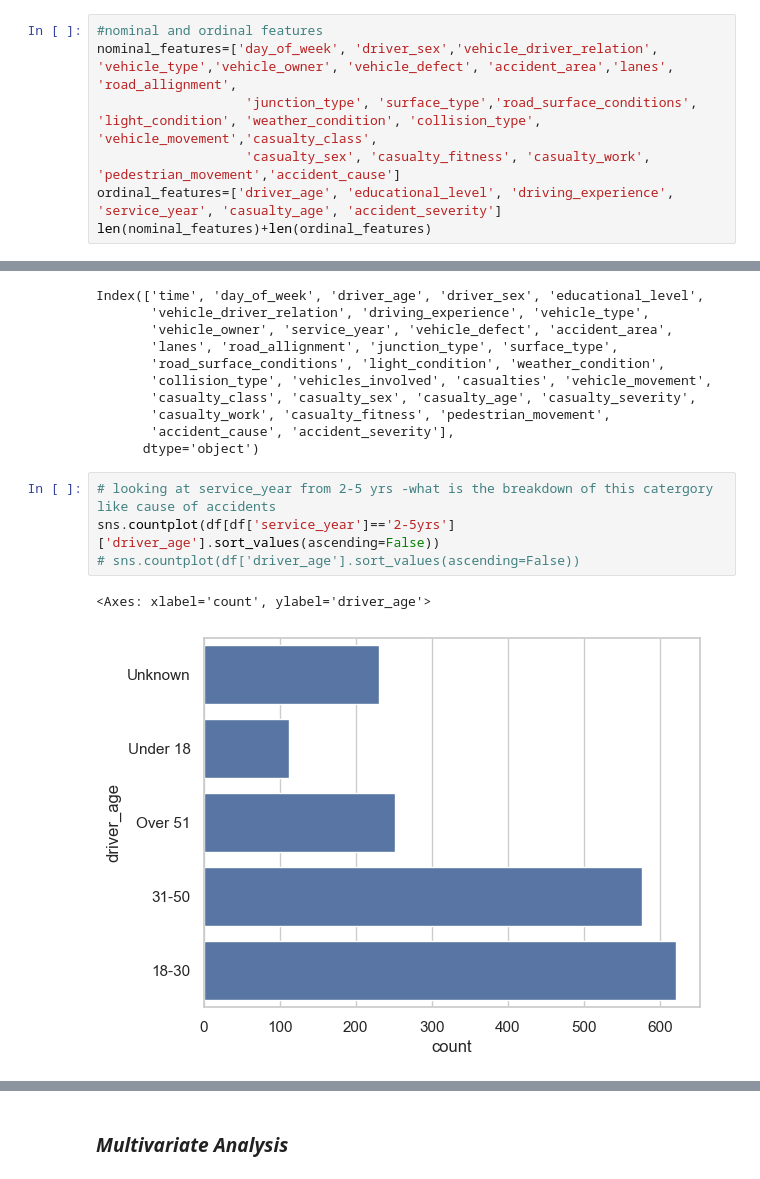
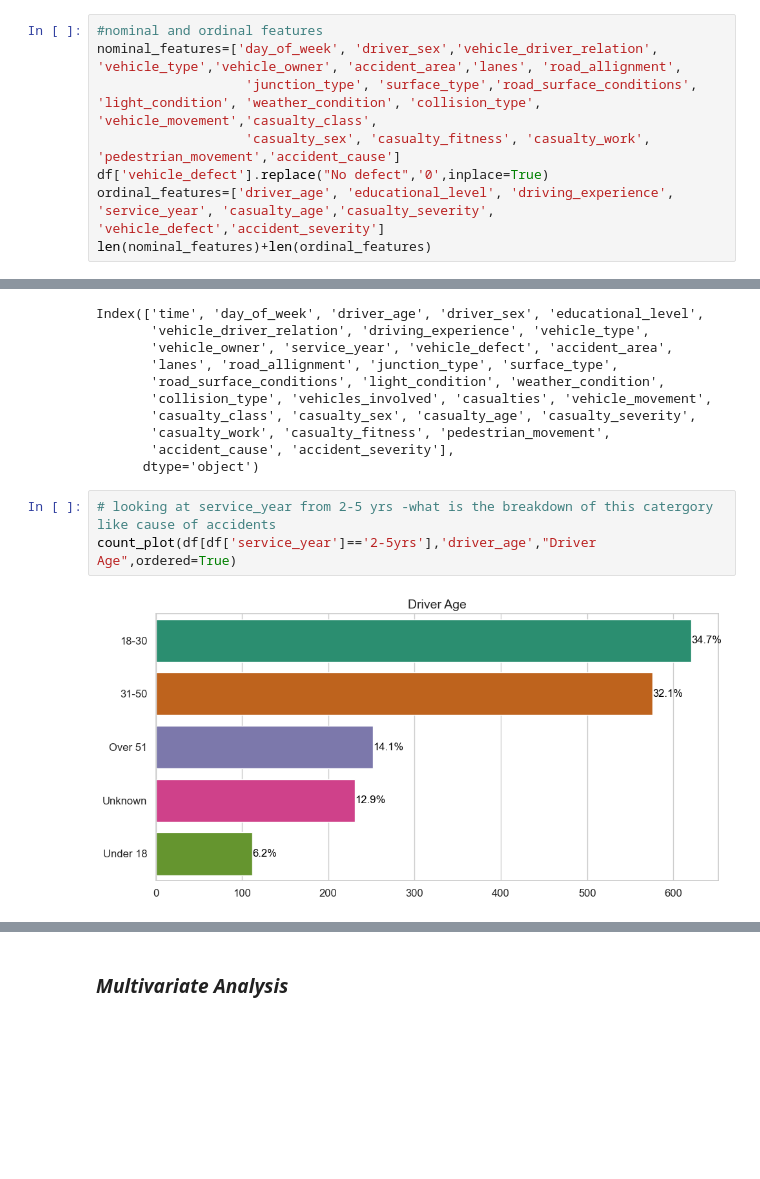
Before and after one commit to Teshager21/accident-analysis-addis_ababa, a Jupyter notebook: accident-analysis-addis_ababa.ipynb, the cells around one changed output, grey strips where cells are left out. Cells and saved outputs as stored; diff of their text form; blank space fills up the shorter version.

```diff
--- a/accident-analysis-addis_ababa.ipynb
+++ b/accident-analysis-addis_ababa.ipynb
@@ -378,9 +381,10 @@ styled_df
 ⬆️ [Tabel of Contents](#contents_tabel)
 # %%
 #nominal and ordinal features
-nominal_features=['day_of_week', 'driver_sex','vehicle_driver_relation', 'vehicle_type','vehicle_owner', 'vehicle_defect', 'accident_area','lanes', 'road_allignment',
+nominal_features=['day_of_week', 'driver_sex','vehicle_driver_relation', 'vehicle_type','vehicle_owner', 'accident_area','lanes', 'road_allignment',
                    'junction_type', 'surface_type','road_surface_conditions', 'light_condition', 'weather_condition', 'collision_type', 'vehicle_movement','casualty_class',
                    'casualty_sex', 'casualty_fitness', 'casualty_work', 'pedestrian_movement','accident_cause']
-ordinal_features=['driver_age', 'educational_level', 'driving_experience', 'service_year', 'casualty_age', 'accident_severity']
+df['vehicle_defect'].replace("No defect",'0',inplace=True)
+ordinal_features=['driver_age', 'educational_level', 'driving_experience', 'service_year', 'casualty_age','casualty_severity', 'vehicle_defect','accident_severity']
 len(nominal_features)+len(ordinal_features)
 # %% [output]
@@ -753,11 +736,9 @@ Index(['time', 'day_of_week', 'driver_age', 'driver_sex', 'educational_level',
       dtype='object')
 # %%
 # looking at service_year from 2-5 yrs -what is the breakdown of this catergory like cause of accidents
-sns.countplot(df[df['service_year']=='2-5yrs']['driver_age'].sort_values(ascending=False))
-# sns.countplot(df['driver_age'].sort_values(ascending=False))
+count_plot(df[df['service_year']=='2-5yrs'],'driver_age',"Driver Age",ordered=True)
 # %% [output]
-<Axes: xlabel='count', ylabel='driver_age'>
-[figure, old version]
+[figure, new version]
 # %%
 #spearman
 import scipy.stats as stats
```
Also changed, not shown: parts of 57 cells of this notebook, 3 other files.
